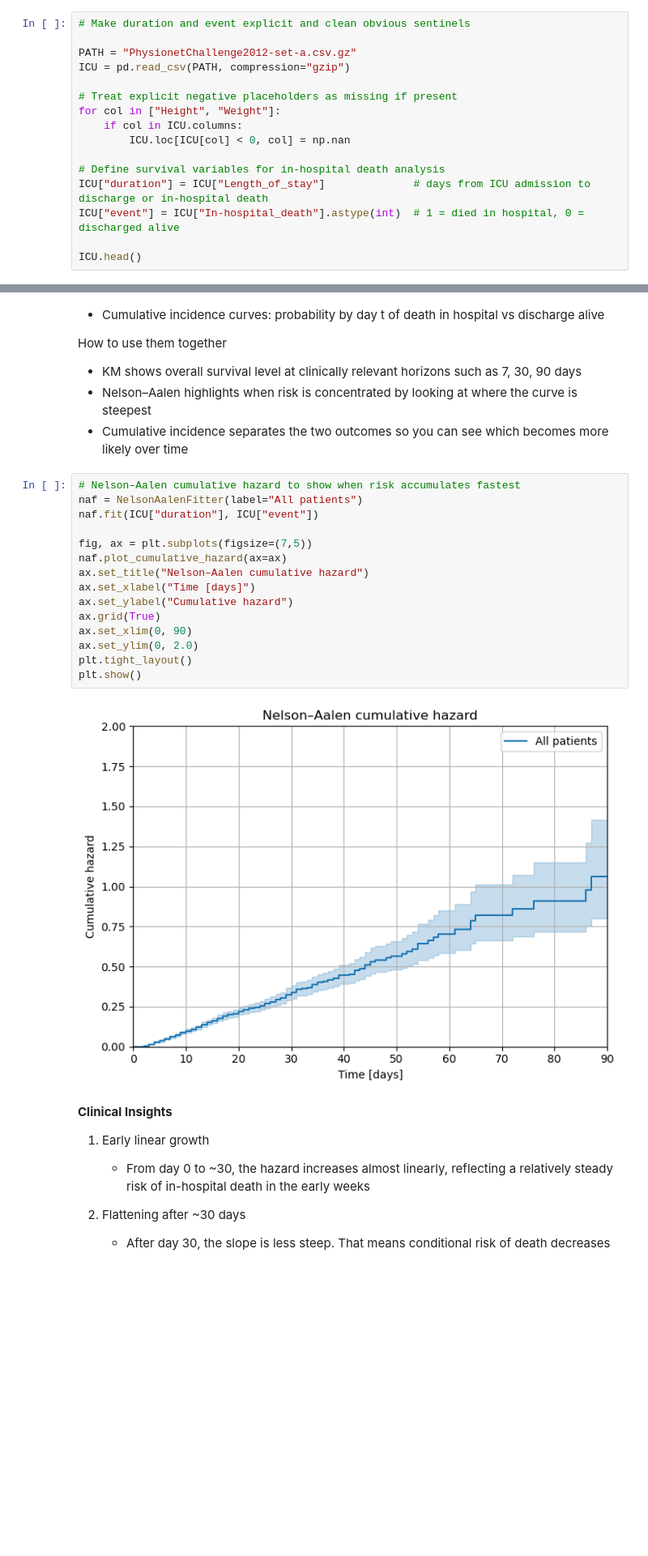
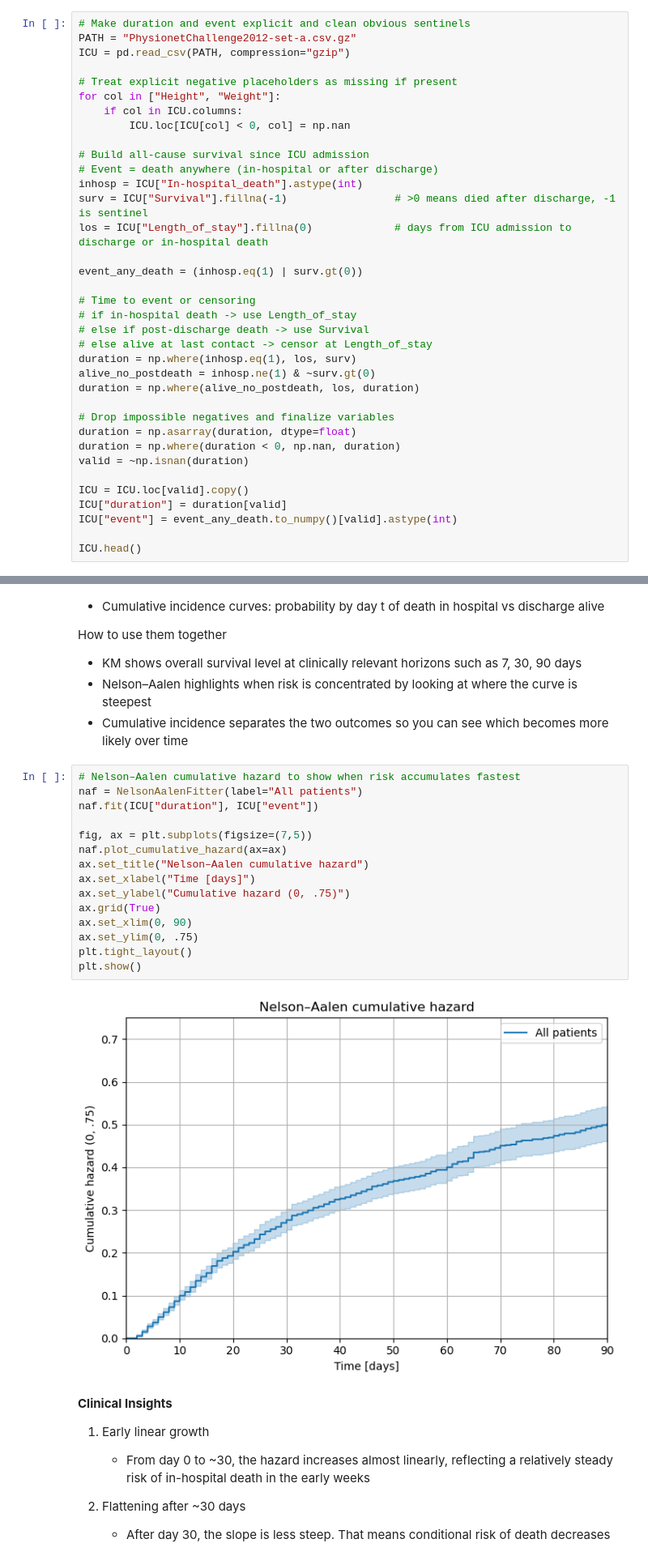
Before and after one commit to IE-ML-for-Healthcare/ICU_Survival_analysis, a Jupyter notebook: 01_ICU_Survival_analysis_KM.ipynb, the cells around one changed output, grey strips where cells are left out. Shown: that part at 81% size. Drawn from its saved outputs; the diff is of its cells as text; blank space fills up the shorter version.

```diff
--- a/01_ICU_Survival_analysis_KM.ipynb
+++ b/01_ICU_Survival_analysis_KM.ipynb
@@ -87,7 +87,6 @@ Consistency logic for this dataset
 - If `Survival` is between 2 and `Length_of_stay` inclusive, the patient died in-hospital
 # %%
 # Make duration and event explicit and clean obvious sentinels
-
 PATH = "PhysionetChallenge2012-set-a.csv.gz"
 ICU = pd.read_csv(PATH, compression="gzip")
 
@@ -96,9 +95,30 @@ for col in ["Height", "Weight"]:
     if col in ICU.columns:
         ICU.loc[ICU[col] < 0, col] = np.nan
 
-# Define survival variables for in-hospital death analysis
-ICU["duration"] = ICU["Length_of_stay"]              # days from ICU admission to discharge or in-hospital death
-ICU["event"] = ICU["In-hospital_death"].astype(int)  # 1 = died in hospital, 0 = discharged alive
+# Build all-cause survival since ICU admission
+# Event = death anywhere (in-hospital or after discharge)
+inhosp = ICU["In-hospital_death"].astype(int)
+surv = ICU["Survival"].fillna(-1)                 # >0 means died after discharge, -1 is sentinel
+los = ICU["Length_of_stay"].fillna(0)             # days from ICU admission to discharge or in-hospital death
+
+event_any_death = (inhosp.eq(1) | surv.gt(0))
+
+# Time to event or censoring
+# if in-hospital death -> use Length_of_stay
+# else if post-discharge death -> use Survival
+# else alive at last contact -> censor at Length_of_stay
+duration = np.where(inhosp.eq(1), los, surv)
+alive_no_postdeath = inhosp.ne(1) & ~surv.gt(0)
+duration = np.where(alive_no_postdeath, los, duration)
+
+# Drop impossible negatives and finalize variables
+duration = np.asarray(duration, dtype=float)
+duration = np.where(duration < 0, np.nan, duration)
+valid = ~np.isnan(duration)
+
+ICU = ICU.loc[valid].copy()
+ICU["duration"] = duration[valid]
+ICU["event"] = event_any_death.to_numpy()[valid].astype(int)
 
 ICU.head()
 # %% [output]
@@ -432,20 +467,20 @@ How to use them together
 # %%
 # Nelson–Aalen cumulative hazard to show when risk accumulates fastest
 naf = NelsonAalenFitter(label="All patients")
 naf.fit(ICU["duration"], ICU["event"])
 
 fig, ax = plt.subplots(figsize=(7,5))
 naf.plot_cumulative_hazard(ax=ax)
 ax.set_title("Nelson–Aalen cumulative hazard")
 ax.set_xlabel("Time [days]")
-ax.set_ylabel("Cumulative hazard")
+ax.set_ylabel("Cumulative hazard (0, .75)")
 ax.grid(True)
 ax.set_xlim(0, 90)
-ax.set_ylim(0, 2.0)
+ax.set_ylim(0, .75)
 plt.tight_layout()
 plt.show()
 # %% [output]
-[figure, old version]
+[figure, new version]
 # %% [markdown]
 **Clinical Insights**
 
```
Also changed, not shown: parts of 18 cells of this notebook.
